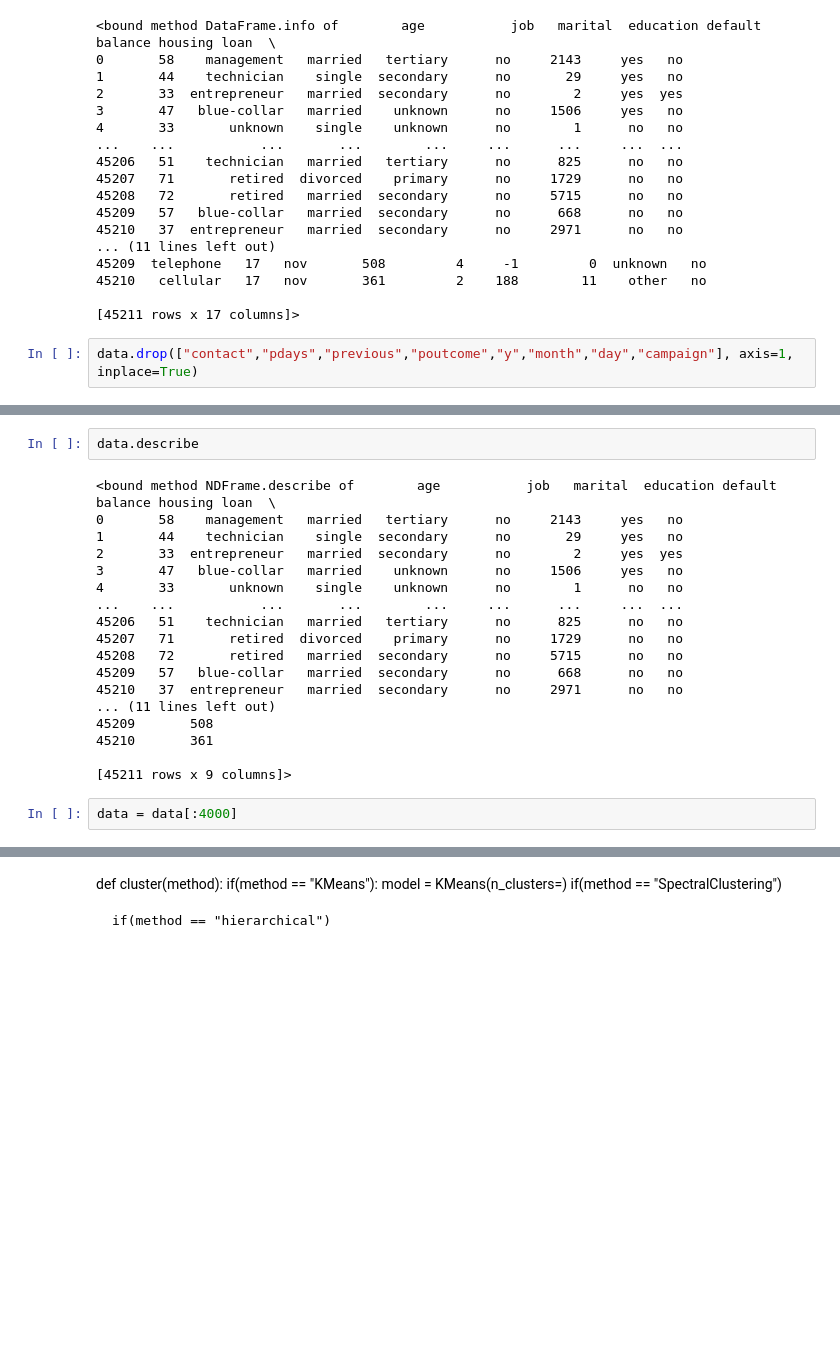
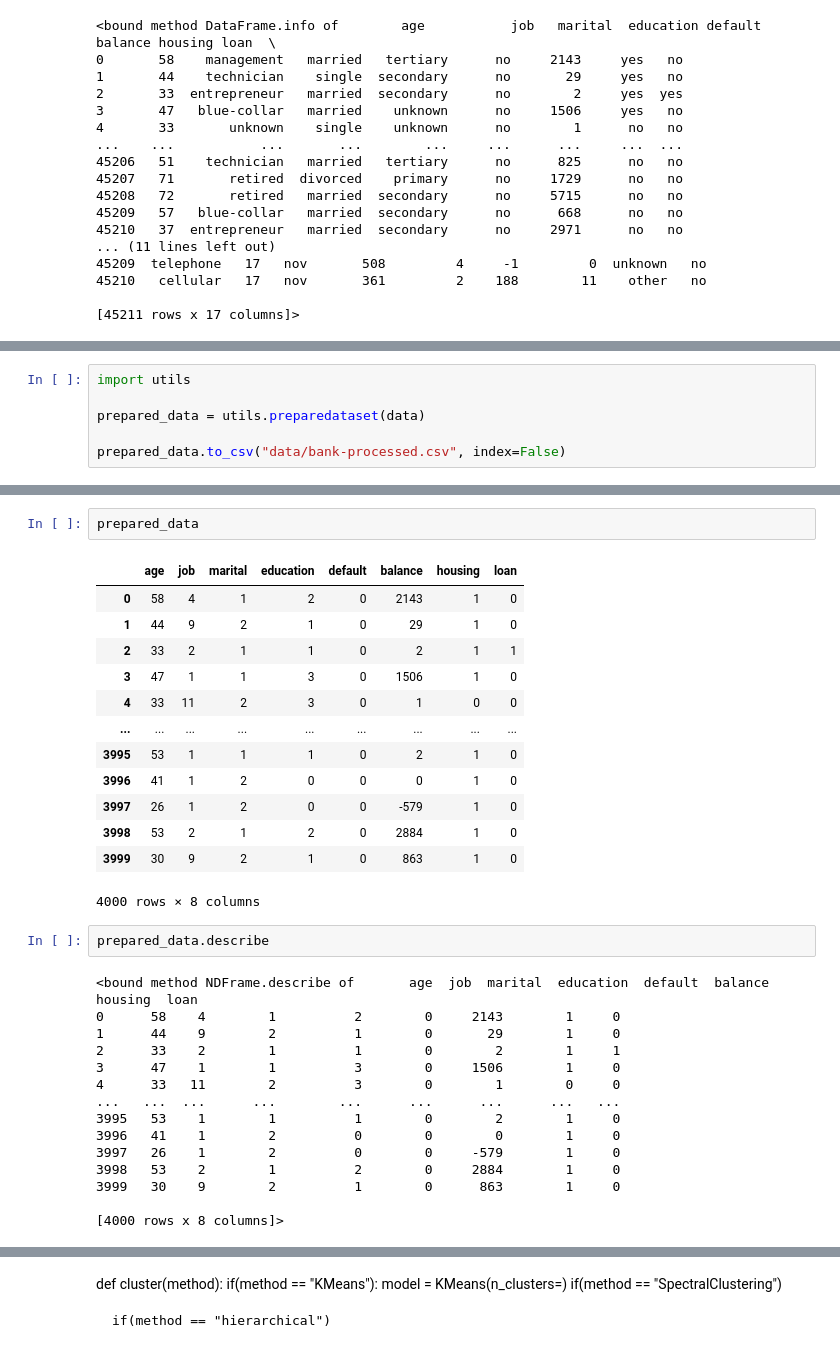
Before and after one commit to SzymonMajk/Bank-Clustering, a Jupyter notebook: APP_trial_place.ipynb, the cells around one changed output, grey strips where cells are left out. Cells and saved outputs as stored; diff of their text form; blank space fills up the shorter version.

```diff
--- a/APP_trial_place.ipynb
+++ b/APP_trial_place.ipynb
@@ -33,5 +35,3 @@ data.info
 45210   cellular   17   nov       361         2    188        11    other   no
 
 [45211 rows x 17 columns]>
-# %%
-data.drop(["contact","pdays","previous","poutcome","y","month","day","campaign"], axis=1, inplace=True)
@@ -53,0 +38,6 @@ data
+# %%
+import utils
+
+prepared_data = utils.preparedataset(data)
+
+prepared_data.to_csv("data/bank-processed.csv", index=False)
@@ -54,22 +62,33 @@ data
+# %%
+prepared_data
+# %% [output]
+|  | age | job | marital | education | default | balance | housing | loan |
+| 0 | 58 | 4 | 1 | 2 | 0 | 2143 | 1 | 0 |
+| 1 | 44 | 9 | 2 | 1 | 0 | 29 | 1 | 0 |
+| 2 | 33 | 2 | 1 | 1 | 0 | 2 | 1 | 1 |
+| 3 | 47 | 1 | 1 | 3 | 0 | 1506 | 1 | 0 |
+| 4 | 33 | 11 | 2 | 3 | 0 | 1 | 0 | 0 |
+| ... | ... | ... | ... | ... | ... | ... | ... | ... |
+| 3995 | 53 | 1 | 1 | 1 | 0 | 2 | 1 | 0 |
+| 3996 | 41 | 1 | 2 | 0 | 0 | 0 | 1 | 0 |
+| 3997 | 26 | 1 | 2 | 0 | 0 | -579 | 1 | 0 |
+| 3998 | 53 | 2 | 1 | 2 | 0 | 2884 | 1 | 0 |
+| 3999 | 30 | 9 | 2 | 1 | 0 | 863 | 1 | 0 |
+4000 rows × 8 columns
 # %%
-data.describe
+prepared_data.describe
 # %% [output]
-<bound method NDFrame.describe of        age           job   marital  education default  balance housing loan  \
-0       58    management   married   tertiary      no     2143     yes   no
-1       44    technician    single  secondary      no       29     yes   no
-2       33  entrepreneur   married  secondary      no        2     yes  yes
-3       47   blue-collar   married    unknown      no     1506     yes   no
-4       33       unknown    single    unknown      no        1      no   no
-...    ...           ...       ...        ...     ...      ...     ...  ...
-45206   51    technician   married   tertiary      no      825      no   no
-45207   71       retired  divorced    primary      no     1729      no   no
-45208   72       retired   married  secondary      no     5715      no   no
-45209   57   blue-collar   married  secondary      no      668      no   no
-45210   37  entrepreneur   married  secondary      no     2971      no   no
-... (11 lines left out)
-45209       508
-45210       361
+<bound method NDFrame.describe of       age  job  marital  education  default  balance  housing  loan
+0      58    4        1          2        0     2143        1     0
+1      44    9        2          1        0       29        1     0
+2      33    2        1          1        0        2        1     1
+3      47    1        1          3        0     1506        1     0
+4      33   11        2          3        0        1        0     0
+...   ...  ...      ...        ...      ...      ...      ...   ...
+3995   53    1        1          1        0        2        1     0
+3996   41    1        2          0        0        0        1     0
+3997   26    1        2          0        0     -579        1     0
+3998   53    2        1          2        0     2884        1     0
+3999   30    9        2          1        0      863        1     0
 
-[45211 rows x 9 columns]>
+[4000 rows x 8 columns]>
-# %%
-data = data[:4000]
```
Also changed, not shown: parts of 6 cells of this notebook, 3 other files.
